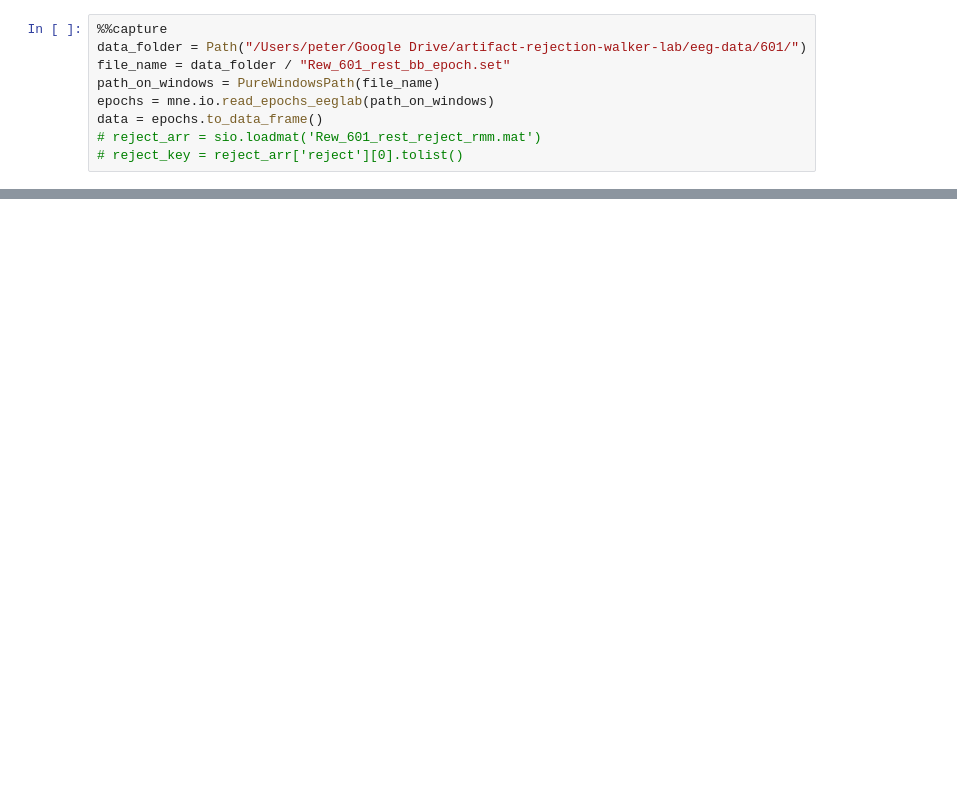
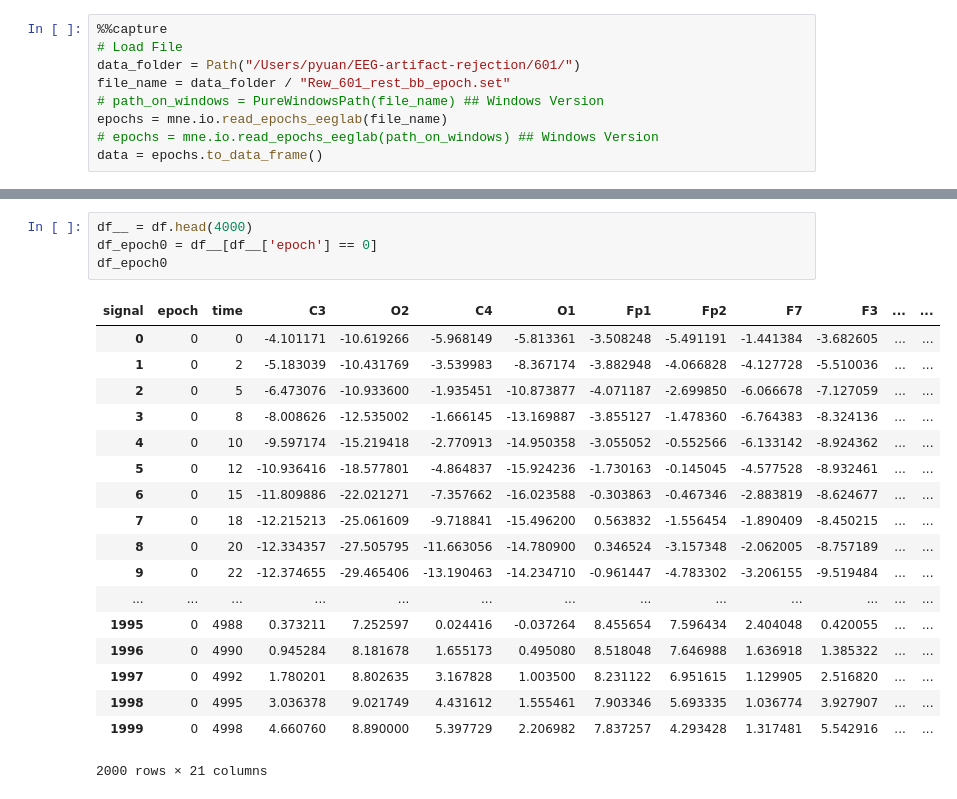
Before and after one commit to peterwhycs/T-BEAR, a Jupyter notebook: artifact_rejection_local.ipynb, the cells around one changed output, grey strips where cells are left out. Saved outputs shown, nothing was run; the diff lists cells and outputs as text; blank space fills up the shorter version.

Commit message:
Implement IForest and pipeline for data wrangling

```diff
--- a/artifact_rejection_local.ipynb
+++ b/artifact_rejection_local.ipynb
@@ -10,10 +3,10 @@ from mne import io
 # %%
 %%capture
-data_folder = Path("/Users/peter/Google Drive/artifact-rejection-walker-lab/eeg-data/601/")
+# Load File
+data_folder = Path("/Users/pyuan/EEG-artifact-rejection/601/")
 file_name = data_folder / "Rew_601_rest_bb_epoch.set"
-path_on_windows = PureWindowsPath(file_name)
-epochs = mne.io.read_epochs_eeglab(path_on_windows)
+# path_on_windows = PureWindowsPath(file_name) ## Windows Version
+epochs = mne.io.read_epochs_eeglab(file_name)
+# epochs = mne.io.read_epochs_eeglab(path_on_windows) ## Windows Version
 data = epochs.to_data_frame()
-# reject_arr = sio.loadmat('Rew_601_rest_reject_rmm.mat')
-# reject_key = reject_arr['reject'][0].tolist()
 # %%
@@ -31,0 +15,23 @@ df_.head()
+# %%
+df__ = df.head(4000)
+df_epoch0 = df__[df__['epoch'] == 0]
+df_epoch0
+# %% [output]
+| signal | epoch | time | C3 | O2 | C4 | O1 | Fp1 | Fp2 | F7 | F3 | ... | ... |
+| 0 | 0 | 0 | -4.101171 | -10.619266 | -5.968149 | -5.813361 | -3.508248 | -5.491191 | -1.441384 | -3.682605 | ... | ... |
+| 1 | 0 | 2 | -5.183039 | -10.431769 | -3.539983 | -8.367174 | -3.882948 | -4.066828 | -4.127728 | -5.510036 | ... | ... |
+| 2 | 0 | 5 | -6.473076 | -10.933600 | -1.935451 | -10.873877 | -4.071187 | -2.699850 | -6.066678 | -7.127059 | ... | ... |
+| 3 | 0 | 8 | -8.008626 | -12.535002 | -1.666145 | -13.169887 | -3.855127 | -1.478360 | -6.764383 | -8.324136 | ... | ... |
+| 4 | 0 | 10 | -9.597174 | -15.219418 | -2.770913 | -14.950358 | -3.055052 | -0.552566 | -6.133142 | -8.924362 | ... | ... |
+| 5 | 0 | 12 | -10.936416 | -18.577801 | -4.864837 | -15.924236 | -1.730163 | -0.145045 | -4.577528 | -8.932461 | ... | ... |
+| 6 | 0 | 15 | -11.809886 | -22.021271 | -7.357662 | -16.023588 | -0.303863 | -0.467346 | -2.883819 | -8.624677 | ... | ... |
+| 7 | 0 | 18 | -12.215213 | -25.061609 | -9.718841 | -15.496200 | 0.563832 | -1.556454 | -1.890409 | -8.450215 | ... | ... |
+| 8 | 0 | 20 | -12.334357 | -27.505795 | -11.663056 | -14.780900 | 0.346524 | -3.157348 | -2.062005 | -8.757189 | ... | ... |
+| 9 | 0 | 22 | -12.374655 | -29.465406 | -13.190463 | -14.234710 | -0.961447 | -4.783302 | -3.206155 | -9.519484 | ... | ... |
+| ... | ... | ... | ... | ... | ... | ... | ... | ... | ... | ... | ... | ... |
+| 1995 | 0 | 4988 | 0.373211 | 7.252597 | 0.024416 | -0.037264 | 8.455654 | 7.596434 | 2.404048 | 0.420055 | ... | ... |
+| 1996 | 0 | 4990 | 0.945284 | 8.181678 | 1.655173 | 0.495080 | 8.518048 | 7.646988 | 1.636918 | 1.385322 | ... | ... |
+| 1997 | 0 | 4992 | 1.780201 | 8.802635 | 3.167828 | 1.003500 | 8.231122 | 6.951615 | 1.129905 | 2.516820 | ... | ... |
+| 1998 | 0 | 4995 | 3.036378 | 9.021749 | 4.431612 | 1.555461 | 7.903346 | 5.693335 | 1.036774 | 3.927907 | ... | ... |
+| 1999 | 0 | 4998 | 4.660760 | 8.890000 | 5.397729 | 2.206982 | 7.837257 | 4.293428 | 1.317481 | 5.542916 | ... | ... |
+2000 rows × 21 columns
```
Also changed, not shown: parts of 6 cells of this notebook, 2 other files.
